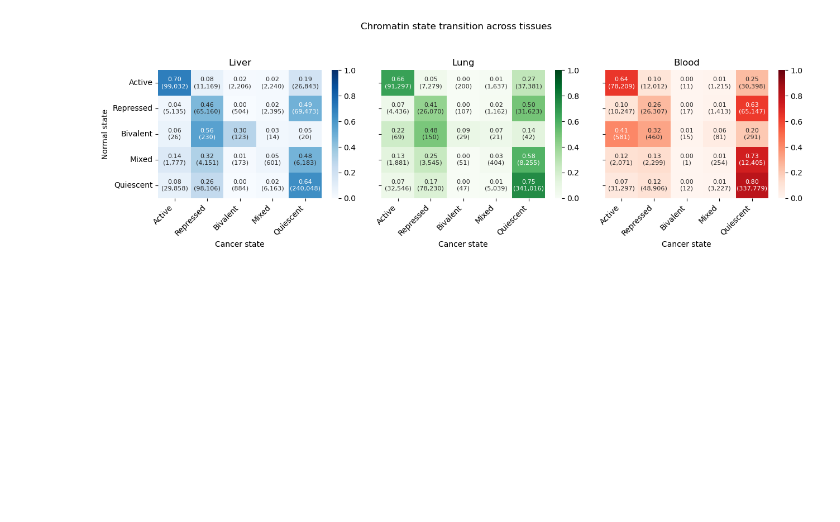
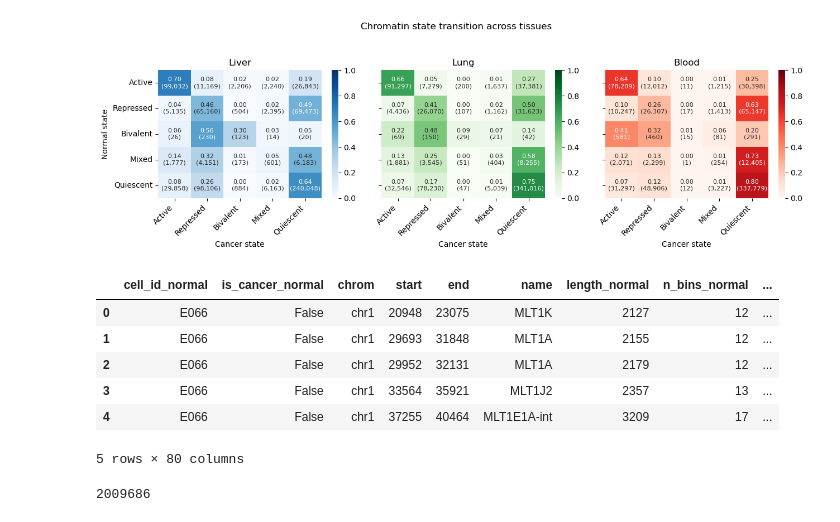
Before and after one commit to caocao0525/HERV, a Jupyter notebook: herv_all_hotspot_analysis.ipynb, the cells around one changed output. Saved outputs shown, nothing was run; the diff lists cells and outputs as text; code cells hidden in the pictures; blank space fills up the shorter version.

```diff
--- a/herv_all_hotspot_analysis.ipynb
+++ b/herv_all_hotspot_analysis.ipynb
@@ -2487,0 +2576,14 @@ plot_state_sankey(df_pairs_all, tissue="Blood", min_count=100)
+# %%
+df_pairs_all.head()
+# %% [output]
+|  | cell_id_normal | is_cancer_normal | chrom | start | end | name | length_normal | n_bins_normal | ... |
+| 0 | E066 | False | chr1 | 20948 | 23075 | MLT1K | 2127 | 12 | ... |
+| 1 | E066 | False | chr1 | 29693 | 31848 | MLT1A | 2155 | 12 | ... |
+| 2 | E066 | False | chr1 | 29952 | 32131 | MLT1A | 2179 | 12 | ... |
+| 3 | E066 | False | chr1 | 33564 | 35921 | MLT1J2 | 2357 | 13 | ... |
+| 4 | E066 | False | chr1 | 37255 | 40464 | MLT1E1A-int | 3209 | 17 | ... |
+5 rows × 80 columns
+# %%
+len(df_pairs_all)
+# %% [output]
+2009686
```
Also changed, not shown: parts of 5 cells of this notebook.
